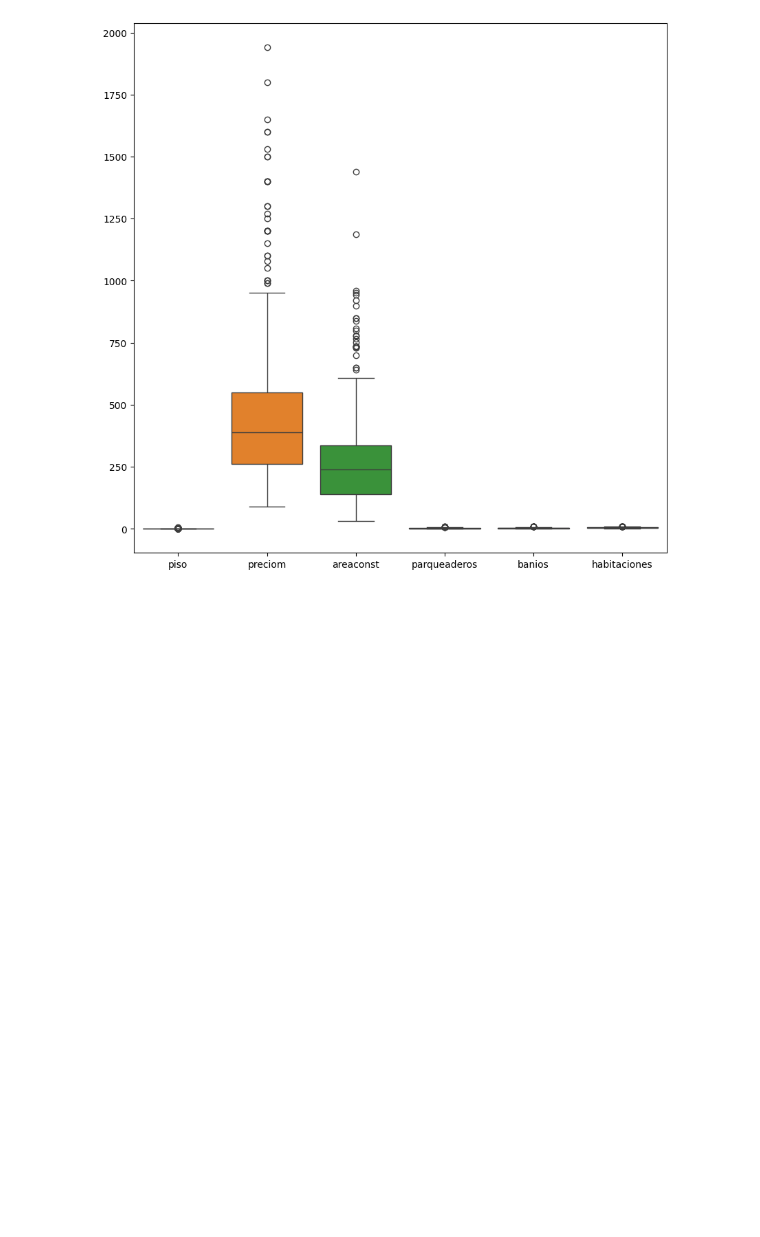
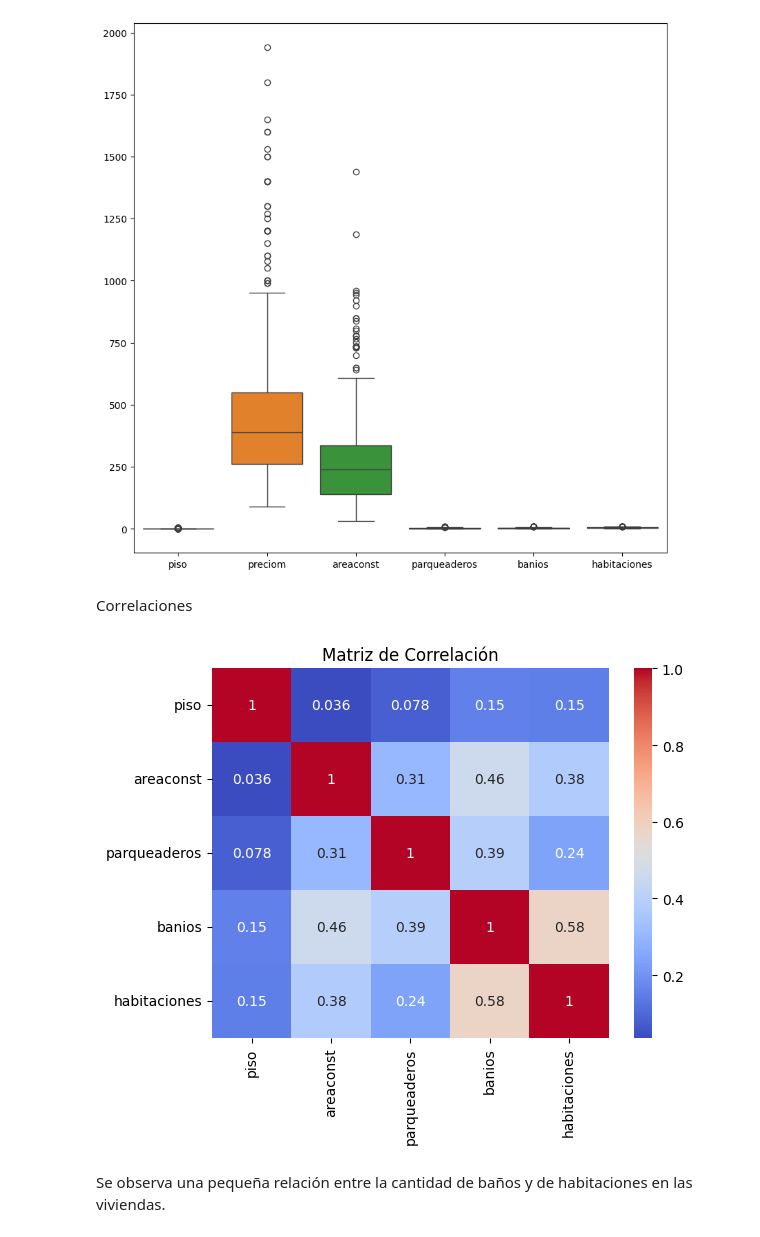
Before and after one commit to marioleandrovanegas/Unidad2, a Jupyter notebook: Unidad2.ipynb, the cells around one changed output. Cells and saved outputs as stored; diff of their text form; code cells hidden in the pictures; blank space fills up the shorter version.

```diff
--- a/Unidad2.ipynb
+++ b/Unidad2.ipynb
@@ -130,3 +130,16 @@ sns.boxplot(data = df_desc)
 plt.show()
 # %% [output]
 [figure]
+# %% [markdown]
+Correlaciones
+# %%
+# Graficar
+df_corr = df_desc.drop(labels = ["preciom","zona","tipo","barrio","estrato"], axis =1)
+corr = df_corr.corr()
+sns.heatmap(corr, annot=True, cmap="coolwarm")
+plt.title("Matriz de Correlación")
+plt.show()
+# %% [output]
+[figure, added]
+# %% [markdown]
+Se observa una pequeña relación entre la cantidad de baños y de habitaciones en las viviendas.
```
